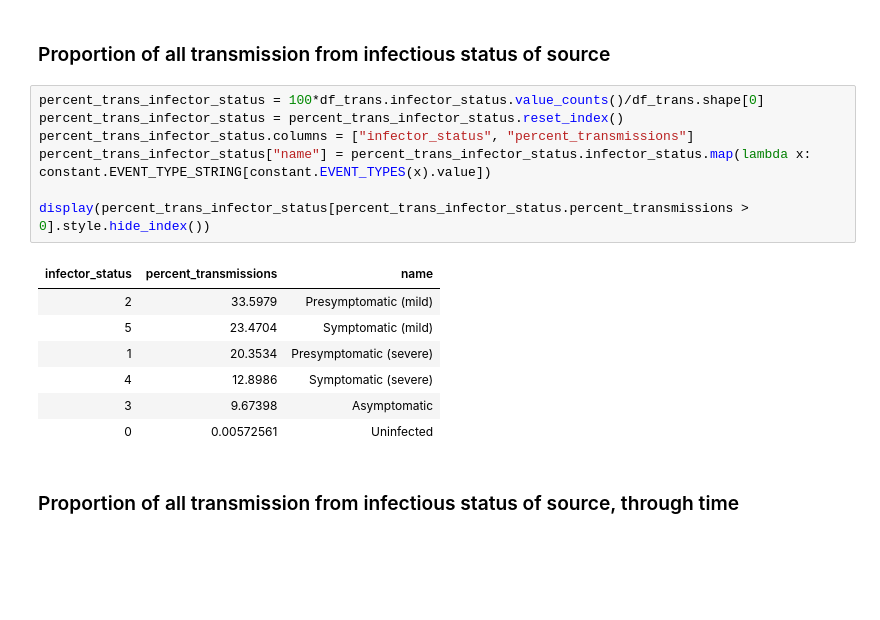
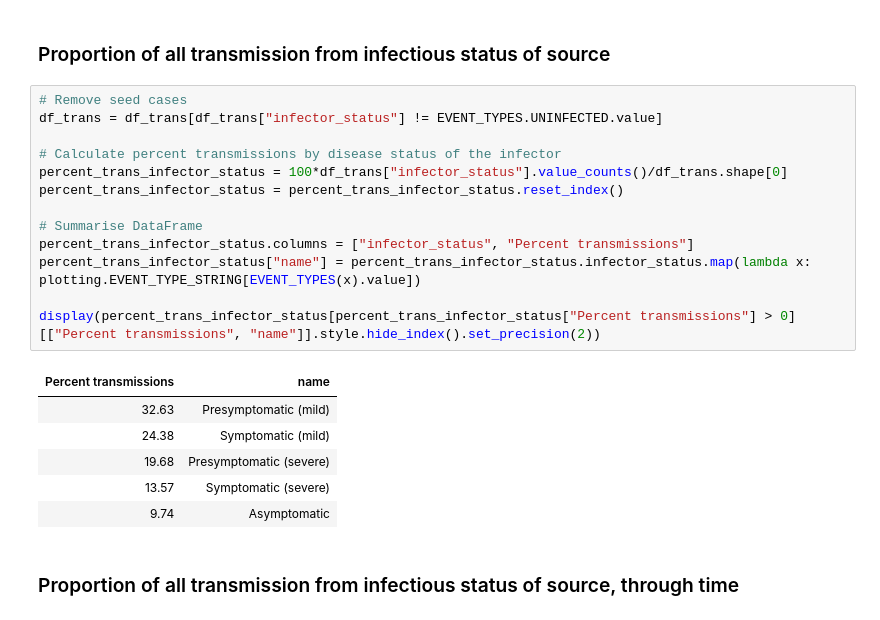
Before and after one commit to BDI-pathogens/OpenABM-Covid19, a Jupyter notebook: sandbox/COVID19-IBM_with_interface.ipynb, the cells around one changed output. Drawn from its saved outputs; the diff is of its cells as text; blank space fills up the shorter version.

```diff
--- a/sandbox/COVID19-IBM_with_interface.ipynb
+++ b/sandbox/COVID19-IBM_with_interface.ipynb
@@ -204,20 +192,25 @@ fig, ax = plotting.PlotInteractionsByAge(df_interact)
 # %% [markdown]
 ### Proportion of all transmission from infectious status of source
 # %%
-percent_trans_infector_status = 100*df_trans.infector_status.value_counts()/df_trans.shape[0]
+# Remove seed cases
+df_trans = df_trans[df_trans["infector_status"] != EVENT_TYPES.UNINFECTED.value]
+
+# Calculate percent transmissions by disease status of the infector
+percent_trans_infector_status = 100*df_trans["infector_status"].value_counts()/df_trans.shape[0]
 percent_trans_infector_status = percent_trans_infector_status.reset_index()
-percent_trans_infector_status.columns = ["infector_status", "percent_transmissions"]
-percent_trans_infector_status["name"] = percent_trans_infector_status.infector_status.map(lambda x: constant.EVENT_TYPE_STRING[constant.EVENT_TYPES(x).value])
 
-display(percent_trans_infector_status[percent_trans_infector_status.percent_transmissions > 0].style.hide_index())
+# Summarise DataFrame
+percent_trans_infector_status.columns = ["infector_status", "Percent transmissions"]
+percent_trans_infector_status["name"] = percent_trans_infector_status.infector_status.map(lambda x: plotting.EVENT_TYPE_STRING[EVENT_TYPES(x).value])
+
+display(percent_trans_infector_status[percent_trans_infector_status["Percent transmissions"] > 0][["Percent transmissions", "name"]].style.hide_index().set_precision(2))
 # %% [output]
-| infector_status | percent_transmissions | name |
-| 2 | 33.5979 | Presymptomatic (mild) |
-| 5 | 23.4704 | Symptomatic (mild) |
-| 1 | 20.3534 | Presymptomatic (severe) |
-| 4 | 12.8986 | Symptomatic (severe) |
-| 3 | 9.67398 | Asymptomatic |
-| 0 | 0.00572561 | Uninfected |
+| Percent transmissions | name |
+| 32.63 | Presymptomatic (mild) |
+| 24.38 | Symptomatic (mild) |
+| 19.68 | Presymptomatic (severe) |
+| 13.57 | Symptomatic (severe) |
+| 9.74 | Asymptomatic |
 # %% [markdown]
 ### Proportion of all transmission from infectious status of source, through time
 # %%
```
Also changed, not shown: parts of 40 cells of this notebook.
